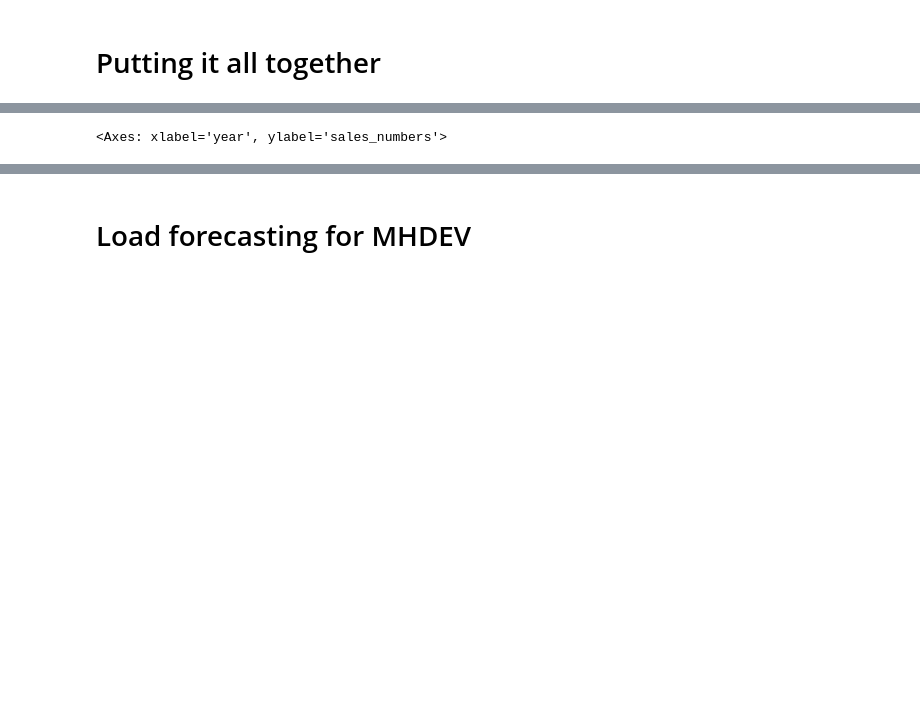
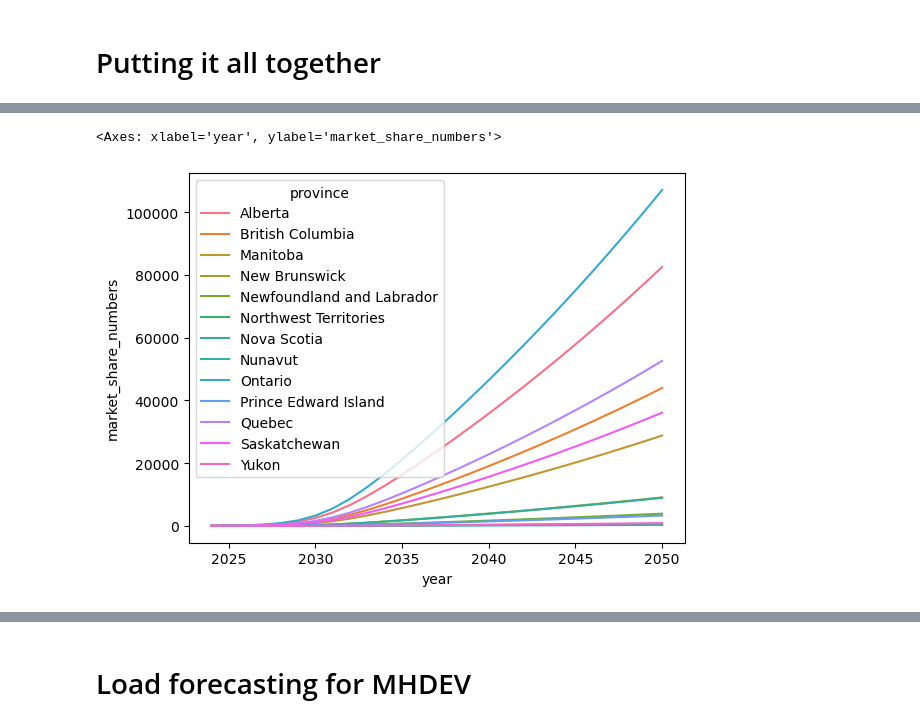
Before and after one commit to ranok92/eccc, a Jupyter notebook: notebooks/analysis.ipynb, the cells around one changed output, grey strips where cells are left out. Drawn from its saved outputs; the diff is of its cells as text; code cells hidden in the pictures; blank space fills up the shorter version.

```diff
--- a/notebooks/analysis.ipynb
+++ b/notebooks/analysis.ipynb
@@ -514,7 +546,10 @@ for ind, label in enumerate(axbar.get_xticklabels()):
-# %%
-axbar
-# %% [output]
-<Axes: xlabel='year', ylabel='sales_numbers'>
+# %%
+data = pd.read_csv(fname)
+# %%
+sns.lineplot(data[data['fuel_type']=='Battery electric'].groupby(['province', 'year']).sum(), x='year', y='market_share_numbers', hue='province')
+# %% [output]
+<Axes: xlabel='year', ylabel='market_share_numbers'>
+[figure, added]
 # %%
 import seaborn as sns
 
```
Also changed, not shown: parts of 43 cells of this notebook.
